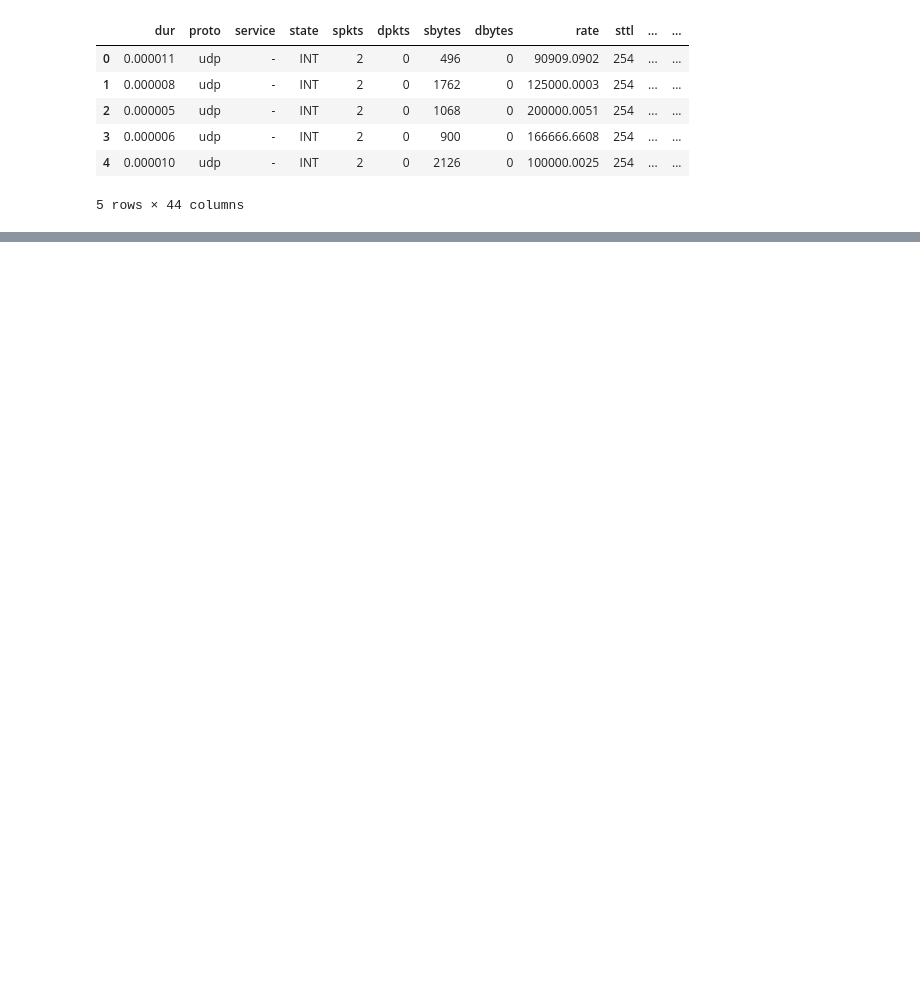
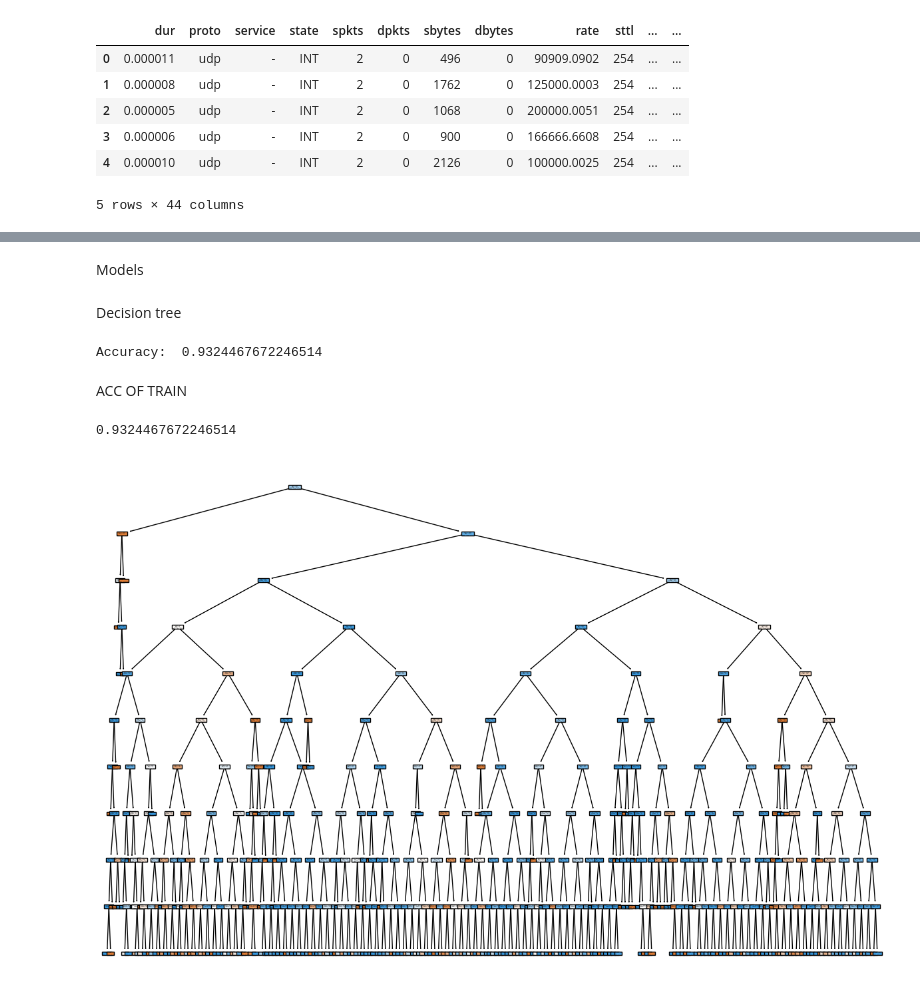
Before and after one commit to Abugahh/Detecting-Networks-Anomaly-using-ML, a Jupyter notebook: Project.ipynb, the cells around one changed output, grey strips where cells are left out. Cells and saved outputs as stored; diff of their text form; code cells hidden in the pictures; blank space fills up the shorter version.

```diff
--- a/Project.ipynb
+++ b/Project.ipynb
@@ -237,0 +239,45 @@ y_test shape:  (51651,)
+# %% [markdown]
+Models
+# %% [markdown]
+Decision tree
+# %%
+##Decision trees
+# Import modules
+from sklearn.model_selection import train_test_split
+from sklearn.tree import DecisionTreeClassifier
+from sklearn.metrics import accuracy_score
+
+# Split data into training and test sets
+X = df.drop(columns = ['attack_cat', 'label'])
+y = df['label'].values
+
+X_train, X_test, y_train, y_test = train_test_split(X, y, test_size=0.3, random_state=11)
+
+# Create a decision tree model
+dt = DecisionTreeClassifier(max_depth=10, criterion='gini', random_state=11)
+
+# Fit the model to the training data
+dt.fit(X_train, y_train)
+
+# Make predictions on the test data
+y_pred = dt.predict(X_test)
+
+# Evaluate the performance of the model
+accuracy = accuracy_score(y_test, y_pred)
+print("Accuracy: ", accuracy)
+# %% [output]
+Accuracy:  0.9324467672246514
+# %% [markdown]
+ACC OF TRAIN
+# %%
+predictions_test=dt.predict(X_test)
+accuracy_score(y_test, predictions_test)
+# %% [output]
+0.9324467672246514
+# %%
+from sklearn import tree
+plt.figure(figsize=(15,10))
+tree.plot_tree(dt,filled=True)
+plt.show()
+# %% [output]
+[figure, added]
```
Also changed, not shown: parts of 13 cells of this notebook, 2 other files.
